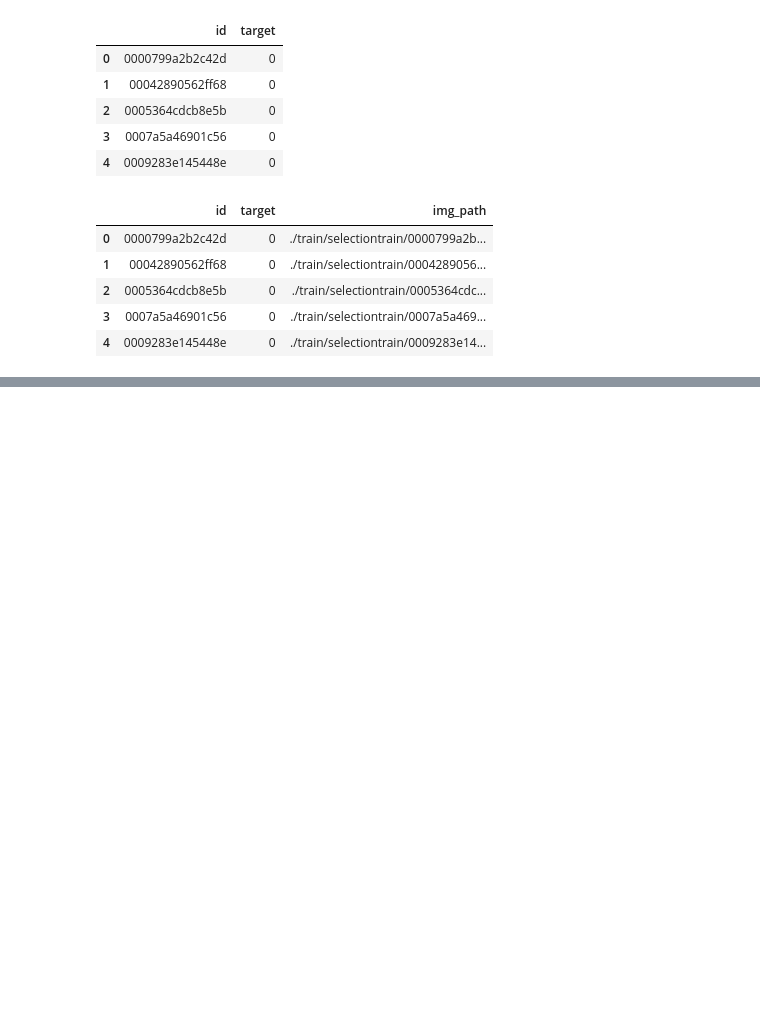
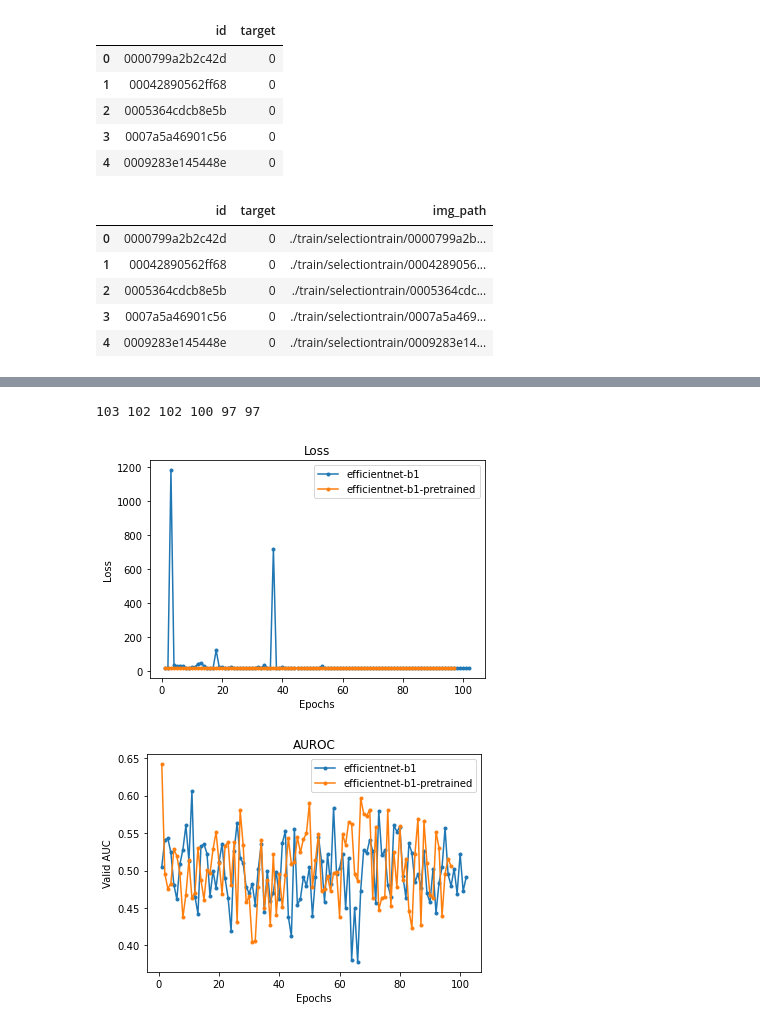
Before and after one commit to babreufig/seti-breakthrough-listen, a Jupyter notebook: modelCompare.ipynb, the cells around one changed output, grey strips where cells are left out. Cells and saved outputs as stored; diff of their text form; code cells hidden in the pictures; blank space fills up the shorter version.

Commit message:
visualized and compared efficient-b1 with pretrained and without pretrained network

```diff
--- a/modelCompare.ipynb
+++ b/modelCompare.ipynb
@@ -88,10 +90,11 @@ class ClassificationDataset:
         }
 # %%
 class enetv2(nn.Module):
-    def __init__(self, backbone, out_dim):
+    def __init__(self, backbone, pretrained=False, out_dim=1):
         super(enetv2, self).__init__()
         self.enet = enet.EfficientNet.from_name(backbone)
-        self.enet.load_state_dict(torch.load(pretrained_model[backbone]))
+        if pretrained:
+            self.enet.load_state_dict(torch.load(pretrained_model[backbone]))
         self.myfc = nn.Linear(self.enet._fc.in_features, out_dim)
         self.enet._fc = nn.Identity()
         self.conv1 = nn.Conv2d(6, 3, kernel_size=3, stride=1, padding=3, bias=False)
@@ -130,6 +133,7 @@ def evaluate(data_loader, model, device):
     final_outputs = []
 
     with torch.no_grad():
+        loss_sum = 0
 
         for data in tqdm(data_loader, position=0, leave=True, desc='Evaluating'):
             inputs = data["image"]
@@ -139,13 +143,15 @@ def evaluate(data_loader, model, device):
 
             output = model(inputs)
 
+            loss_sum += nn.BCEWithLogitsLoss()(output, targets.view(-1, 1))
+
             targets = targets.detach().cpu().numpy().tolist()
             output = output.detach().cpu().numpy().tolist()
 
             final_targets.extend(targets)
             final_outputs.extend(output)
 
-    return final_outputs, final_targets
+    return final_outputs, final_targets, loss_sum
 # %%
 baseline_name = 'efficientnet-b1' # Die Architektur bzw. das Netz? Warum ausgerechnet das?
 pretrained_model = {
@@ -239 +259,31 @@ Epoch=11, Valid ROC AUC=0.6981566820276498, Distance Actual/Last=0.0299539170506
 ... (88 outputs left out)
+# %%
+print(epochs[0], len(valid_losses[0]), len(aurocs[0]), epochs[1], len(valid_losses[1]), len(aurocs[1]))
+epochs2 = [103, 98]
+valid_losses2 = copy.deepcopy(valid_losses)
+#print(valid_losses2[0][36])
+#valid_losses2[0][2] = 17
+#valid_losses2[0][36] = 17
+#valid_losses2[0][17] = 17
+#print(valid_losses2[0][17])
+plt.figure()
+for i in range(fold):
+    plt.plot(range(1, epochs2[i]), valid_losses2[i], label=names[i], marker=".")
+plt.xlabel("Epochs")
+plt.ylabel("Loss")
+plt.legend()
+plt.title("Loss")
+plt.show()
+
+plt.figure()
+for i in range(fold):
+    plt.plot(range(1, epochs2[i]), aurocs[i], label=names[i], marker=".")
+plt.xlabel("Epochs")
+plt.ylabel("Valid AUC")
+plt.legend()
+plt.title("AUROC")
+plt.show()
+# %% [output]
+103 102 102 100 97 97
+[figure, added]
+[figure, added]
```
Also changed, not shown: parts of 6 cells of this notebook.
